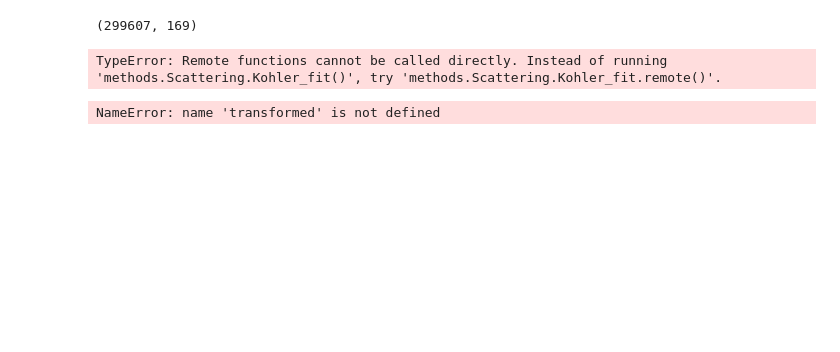
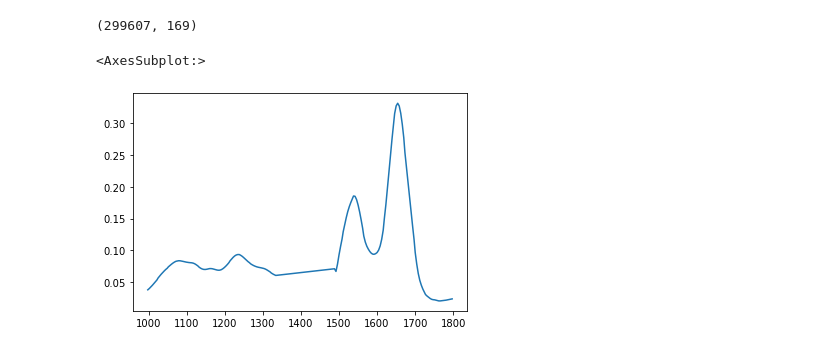
Before and after one commit to c-whitley/Preprocess_Opt, a Jupyter notebook: test_nb_Conor.ipynb, the cells around one changed output. Cells and saved outputs as stored; diff of their text form; code cells hidden in the pictures; blank space fills up the shorter version.

```diff
--- a/test_nb_Conor.ipynb
+++ b/test_nb_Conor.ipynb
@@ -17,10 +53,5 @@ pipe = Pipeline([('Kohler_test', Scattering.Kohler(n_jobs=1))])
-# %%
-samp = data.sample(1000)
-
-transformed = pipe.fit_transform(data.sample(1000))
-# %% [output]
-TypeError: Remote functions cannot be called directly. Instead of running 'methods.Scattering.Kohler_fit()', try 'methods.Scattering.Kohler_fit.remote()'.
 # %%
-transformed.mean().plot()
+data.mean().plot()
 # %% [output]
-NameError: name 'transformed' is not defined
+<AxesSubplot:>
+[figure, added]
```
Also changed, not shown: parts of 8 cells of this notebook, 3 other files.
